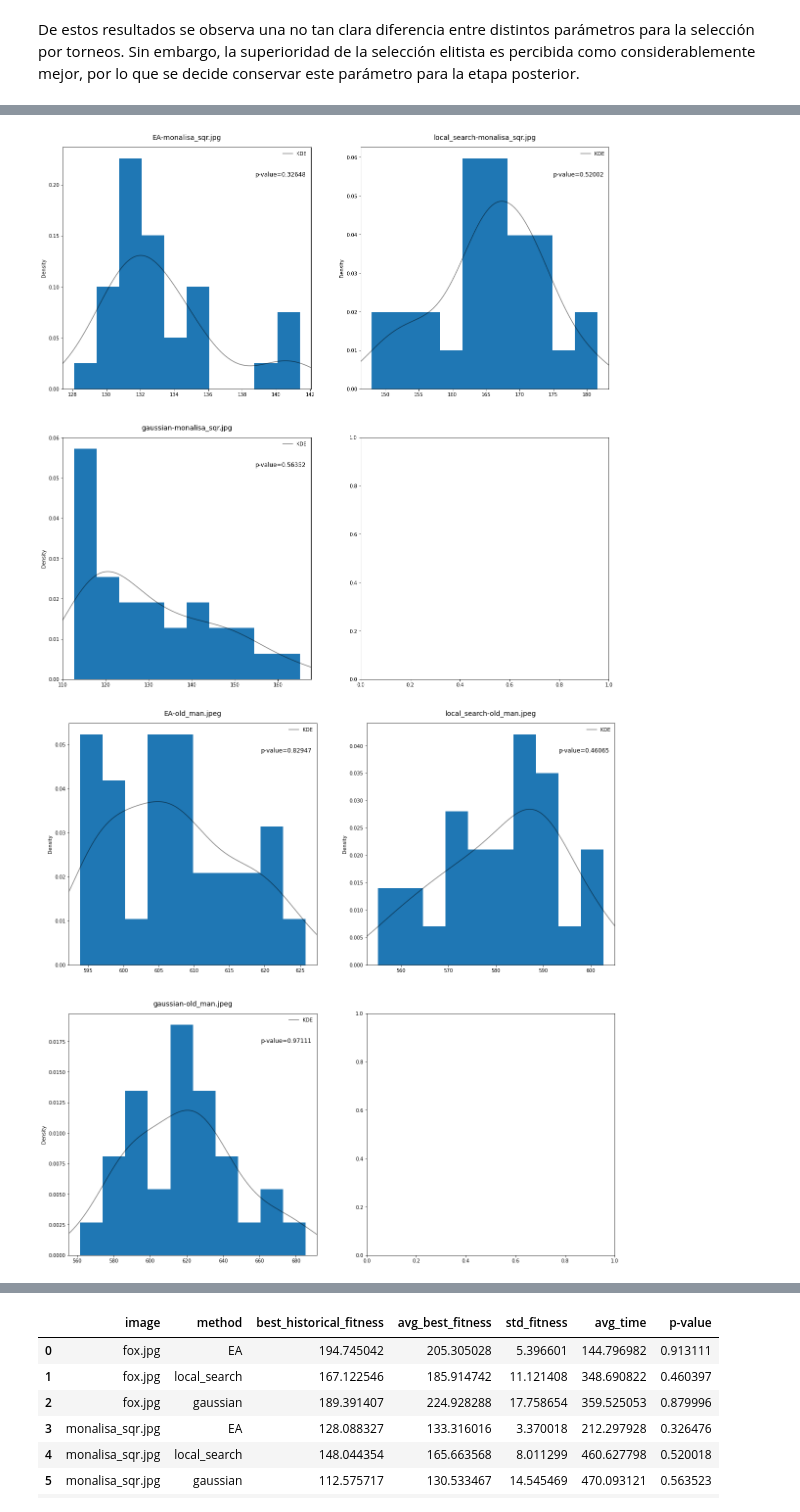
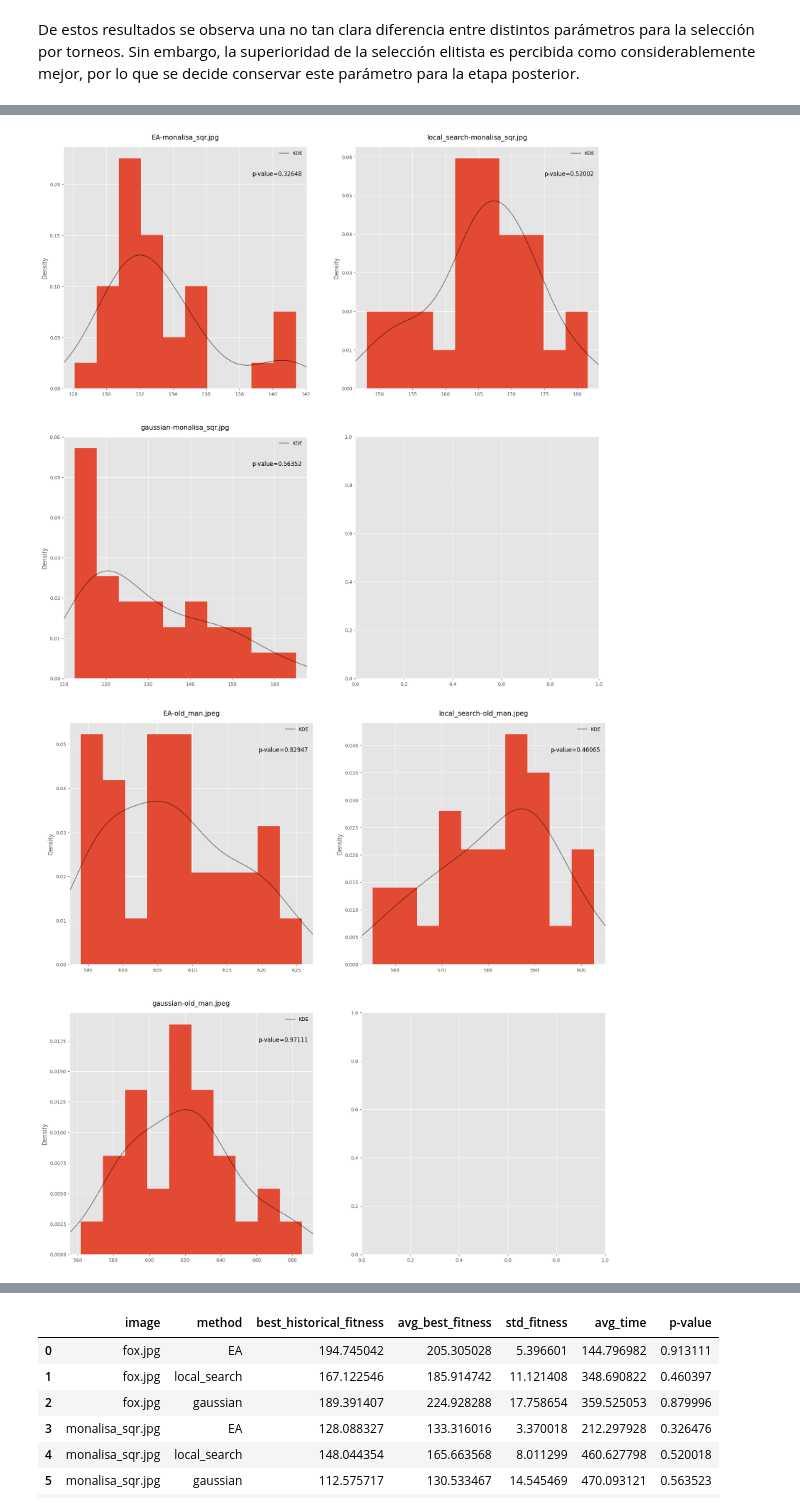
Before and after one commit to guidodinello/polygonal-evolutionary-algorithm, a Jupyter notebook: analysis.ipynb, the cells around one changed output, grey strips where cells are left out. Saved outputs shown, nothing was run; the diff lists cells and outputs as text; code cells hidden in the pictures.

Commit message:
plots

```diff
--- a/analysis.ipynb
+++ b/analysis.ipynb
@@ -16,3 +15,5 @@ BFE = f'{RESULTS}best_fitness_execution/'
+# %%
+plt.style.use('ggplot')
 # %%
 def normality_test(sample):
         standarized_sample = (sample - np.mean(sample)) / np.std(sample, ddof=1)
@@ -333,6 +279,8 @@ Formal -> [CXPB, MUTPB] = [0.9, 0.1] <br>
 # %%
-greedy = pd.read_csv(f"{BFE}best_fit_per_config_greedy.csv")
-greedy.head()
+#comparison
+
+comparison = pd.read_csv(f"{BFE}best_fit_per_config_comparison.csv")
+comparison
 # %% [output]
 |  | EA-fox.jpg | local_search-fox.jpg | gaussian-fox.jpg | EA-monalisa_sqr.jpg | local_search-monalisa_sqr.jpg | ... |
 | 0 | 206.205779 | 178.727454 | 217.944707 | 128.088327 | 170.901686 | ... |
@@ -343,2 +302,2 @@ greedy.head()
 # %%
-instancia1, instancia2, instancia3 = (greedy.iloc[0:30,i*3:i*3+3] for i in range(3))
+instancia1, instancia2, instancia3 = (comparison.iloc[0:30,i*3:i*3+3] for i in range(3))
@@ -375,6 +330,6 @@ AndersonResult(statistic=0.250825165350534, critical_values=array([0.521, 0.593,
 # %%
 #Test de normalidad para cada instancia
-print_hist_plots(instancia1, "greedy_instancia1")
-print_hist_plots(instancia2, "greedy_instancia2")
-print_hist_plots(instancia3, "greedy_instancia3")
+print_hist_plots(instancia1, "comparison_instancia1")
+print_hist_plots(instancia2, "comparison_instancia2")
+print_hist_plots(instancia3, "comparison_instancia3")
 # %% [output]
@@ -382,2 +337,2 @@ print_hist_plots(instancia3, "greedy_instancia3")
-[figure, old version]
+[figure, new version]
-[figure, old version]
+[figure, new version]
```
Also changed, not shown: parts of 59 cells of this notebook, 19 other files.
